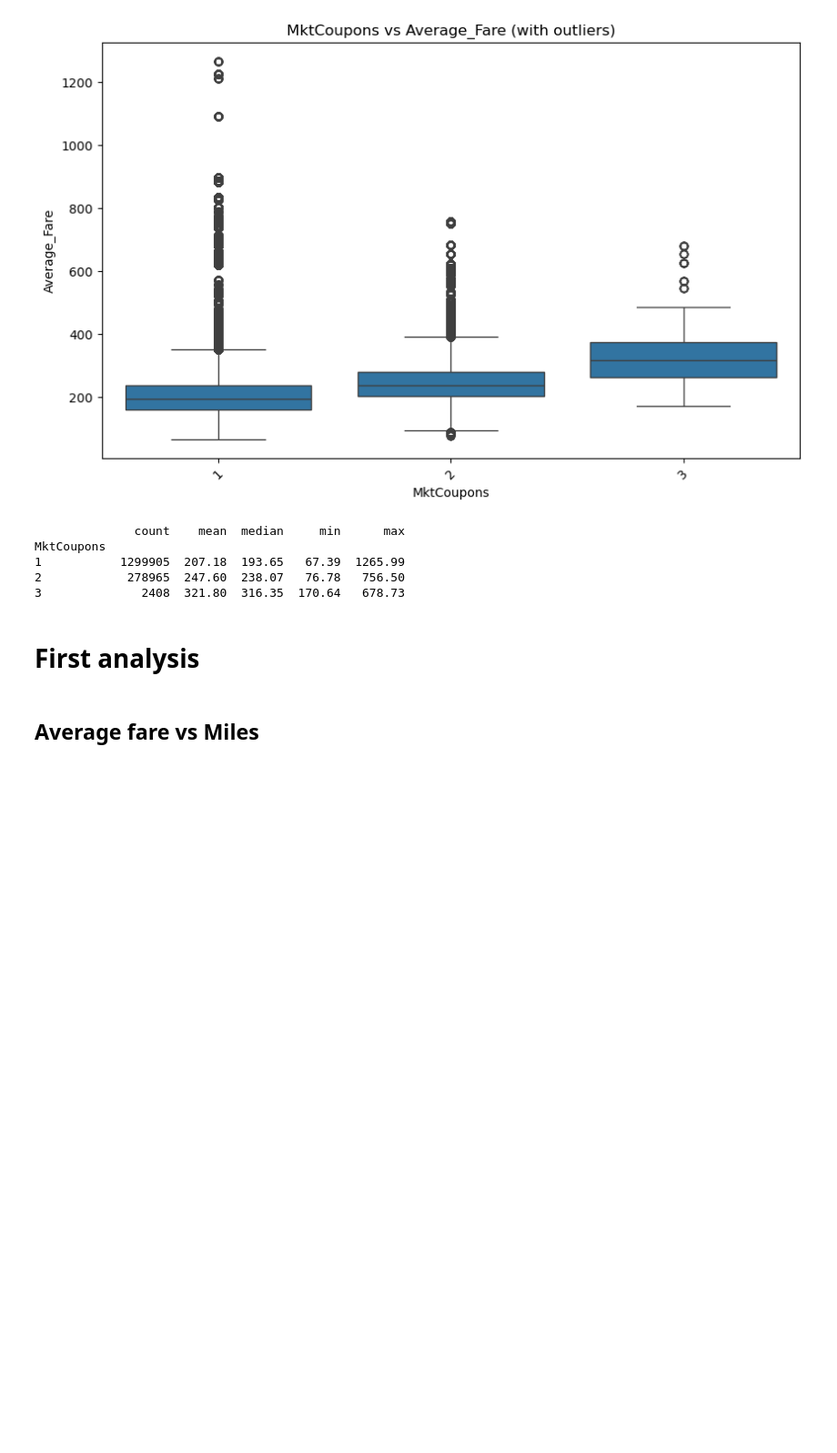
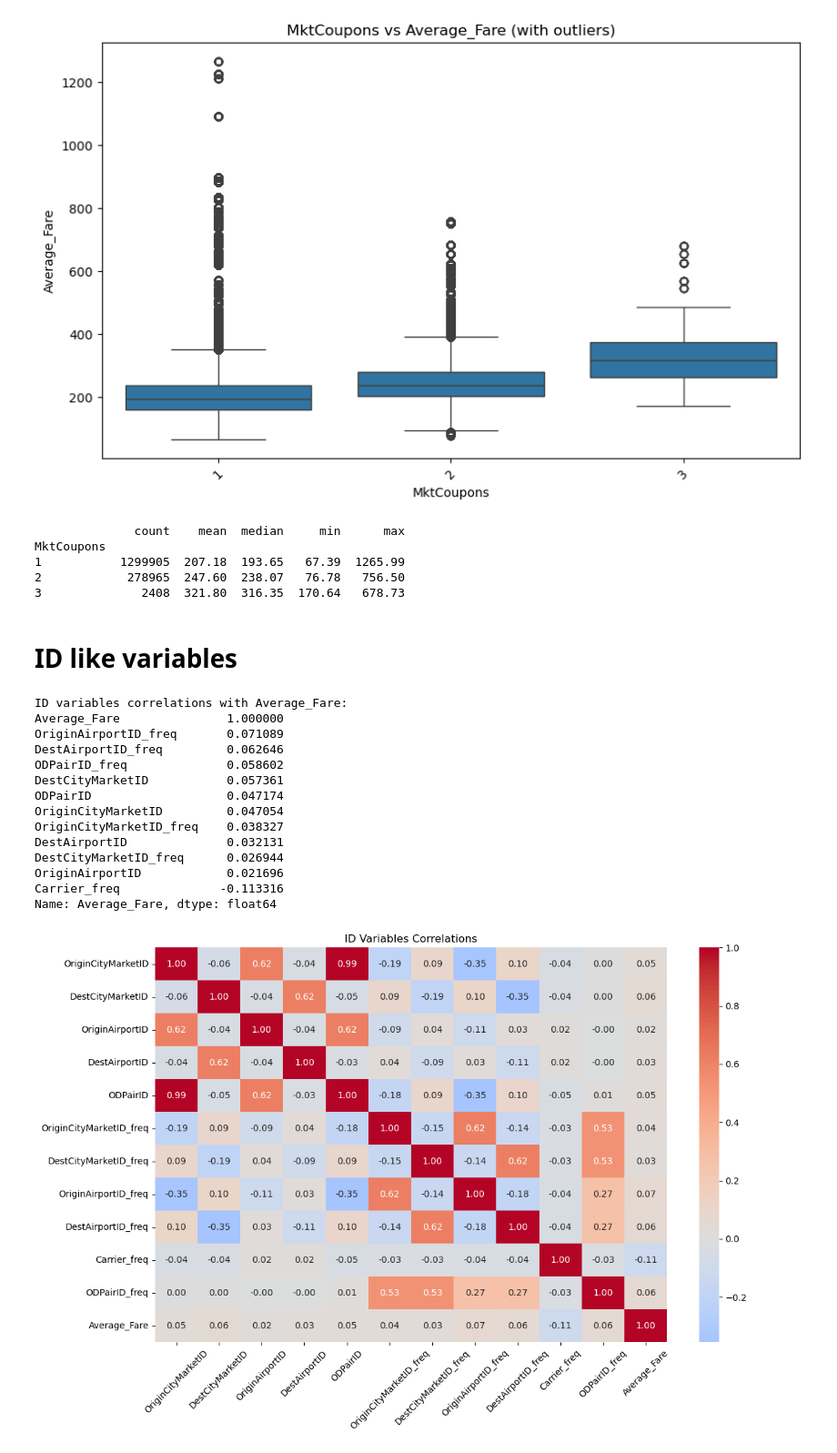
Before and after one commit to mariapycior/airline-fair-prediction-ML, a Jupyter notebook: analysis.ipynb, the cells around one changed output. Shown: that part at 91% size. Saved outputs shown, nothing was run; the diff lists cells and outputs as text; code cells hidden in the pictures; blank space fills up the shorter version.

```diff
--- a/analysis.ipynb
+++ b/analysis.ipynb
@@ -227,6 +227,55 @@ MktCoupons
 2            278965  247.60  238.07   76.78   756.50
 3              2408  321.80  316.35  170.64   678.73
 # %% [markdown]
-# First analysis
+# ID like variables
-# %% [markdown]
-## Average fare vs Miles
+# %%
+id_cols_with_fare = id_like_cols + ['Average_Fare']
+corr_matrix_id = df[id_cols_with_fare].corr()
+
+print("ID variables correlations with Average_Fare:")
+print(corr_matrix_id['Average_Fare'].sort_values(ascending=False))
+
+plt.figure(figsize=(12, 8))
+sns.heatmap(corr_matrix_id, annot=True, fmt=".2f", cmap='coolwarm', center=0)
+plt.title("ID Variables Correlations")
+plt.xticks(rotation=45)
+plt.yticks(rotation=0)
+plt.tight_layout()
+plt.show()
+
+fig, axes = plt.subplots(2, 2, figsize=(15, 12))
+fig.suptitle('Average Fares for Top 10 Most Frequent ID Values', fontsize=16)
+
+for idx, col in enumerate(['OriginCityMarketID', 'DestCityMarketID', 'OriginAirportID', 'DestAirportID']):
+    i, j = idx // 2, idx % 2
+    top_10 = df[col].value_counts().nlargest(10).index
+
+    # Calculate means and standard deviations
+    stats = df[df[col].isin(top_10)].groupby(col)['Average_Fare'].agg(['mean', 'std']).sort_values('mean', ascending=False)
+
+    # Plot bars with error bars
+    sns.barplot(x=stats.index, y=stats['mean'], yerr=stats['std'],
+                ax=axes[i,j], capsize=5, color='skyblue', alpha=0.8)
+
+    axes[i,j].set_title(f'Top 10 {col}\nwith ±1 std deviation')
+    axes[i,j].set_xticklabels(axes[i,j].get_xticklabels(), rotation=45)
+    axes[i,j].set_ylabel('Average Fare')
+
+plt.tight_layout()
+plt.show()
+# %% [output]
+ID variables correlations with Average_Fare:
+Average_Fare               1.000000
+OriginAirportID_freq       0.071089
+DestAirportID_freq         0.062646
+ODPairID_freq              0.058602
+DestCityMarketID           0.057361
+ODPairID                   0.047174
+OriginCityMarketID         0.047054
+OriginCityMarketID_freq    0.038327
+DestAirportID              0.032131
+DestCityMarketID_freq      0.026944
+OriginAirportID            0.021696
+Carrier_freq              -0.113316
+Name: Average_Fare, dtype: float64
+[figure, added]
```
Also changed, not shown: parts of 1 cell of this notebook.
